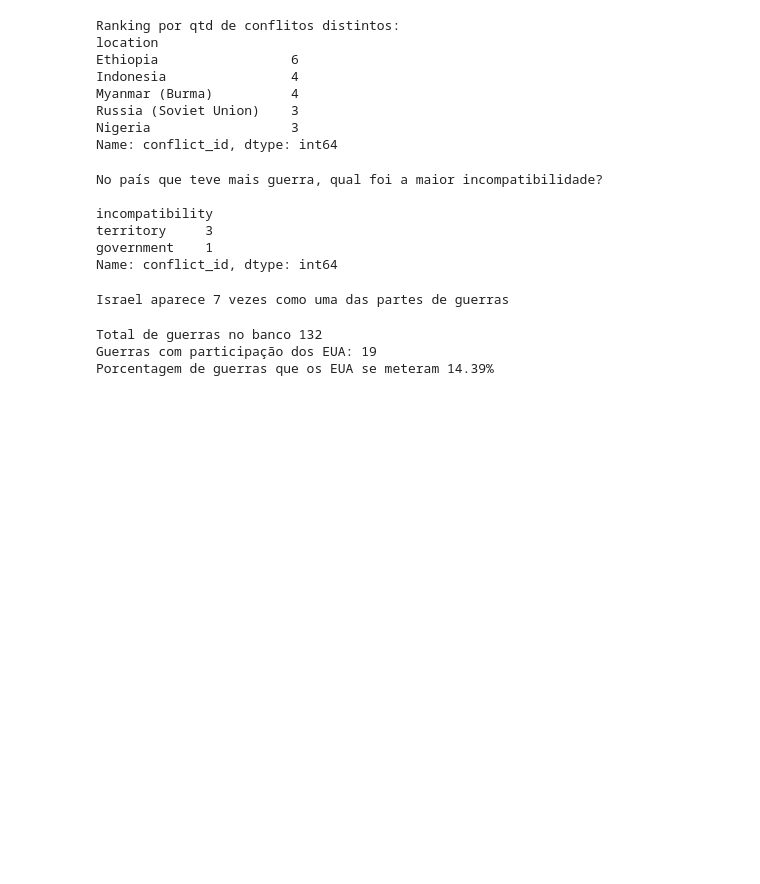
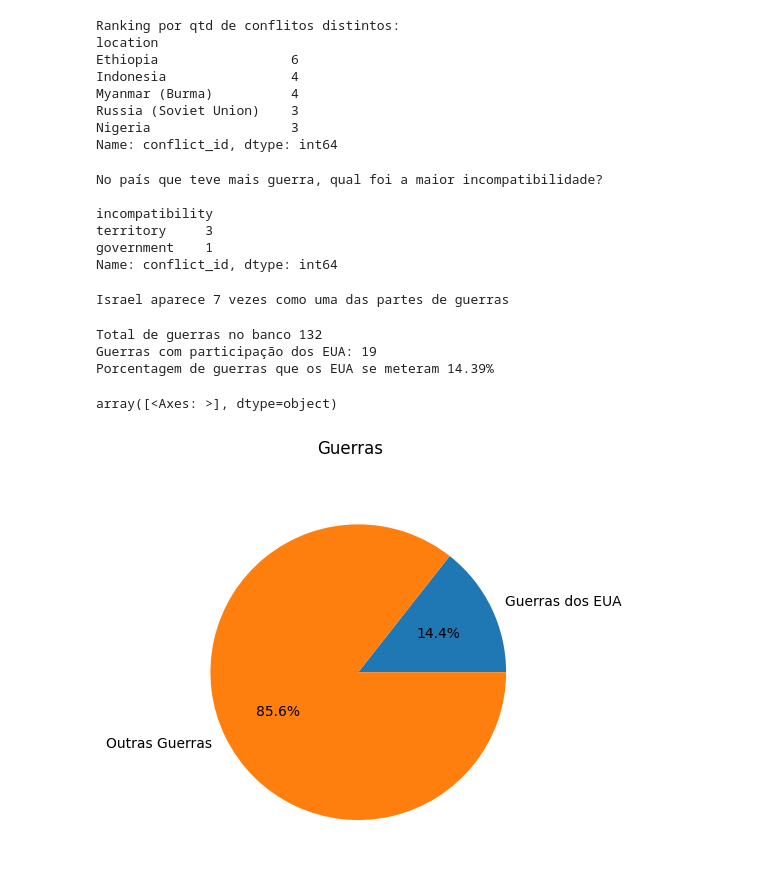
Before and after one commit to IuryFranca15/Conflitos_armados_database, a Jupyter notebook: conflitos.ipynb, the cells around one changed output. Saved outputs shown, nothing was run; the diff lists cells and outputs as text; code cells hidden in the pictures; blank space fills up the shorter version.

```diff
--- a/conflitos.ipynb
+++ b/conflitos.ipynb
@@ -222,19 +210,25 @@ Israel aparece 7 vezes como uma das partes de guerras
 # %%
 #quantos % de guerra do banco os EUA se meteram?
 total_guerras = df[df['intensity_level']== 'war']['conflict_id'].nunique()
 filtro_eua = (df['intensity_level'] == 'war') & (
     (df['side_a'].str.contains('Government of United States', na=False)) |
     (df['side_b'].str.contains('Government of United States', na=False)) |
     (df['side_a_2nd'].str.contains('Government of United States', na=False)) |
     (df['side_b_2nd'].str.contains('Government of United States', na=False))
 )
 guerras_eua = df[filtro_eua]['conflict_id'].nunique()
 
 porcentagem = (guerras_eua / total_guerras)*100
-print(f"Total de guerras no banco {total_guerras}")
+outros = total_guerras - guerras_eua
+print(f"Total de guerras no banco: {total_guerras}")
 print(f"Guerras com participação dos EUA: {guerras_eua}")
-print(f"Porcentagem de guerras que os EUA se meteram {porcentagem:.2f}%")
+print(f"Porcentagem de guerras dos EUA: {porcentagem:.2f}%")
+
+resumo_pizza = pd.Series([guerras_eua, outros ], index = ['Guerras dos EUA', 'Outras Guerras'])
+resumo_pizza.plot.pie(subplots=True, autopct = '%1.1f%%', title = "Guerras")
 # %% [output]
 Total de guerras no banco 132
 Guerras com participação dos EUA: 19
 Porcentagem de guerras que os EUA se meteram 14.39%
+array([<Axes: >], dtype=object)
+[figure, added]
```
Also changed, not shown: parts of 4 cells of this notebook.
